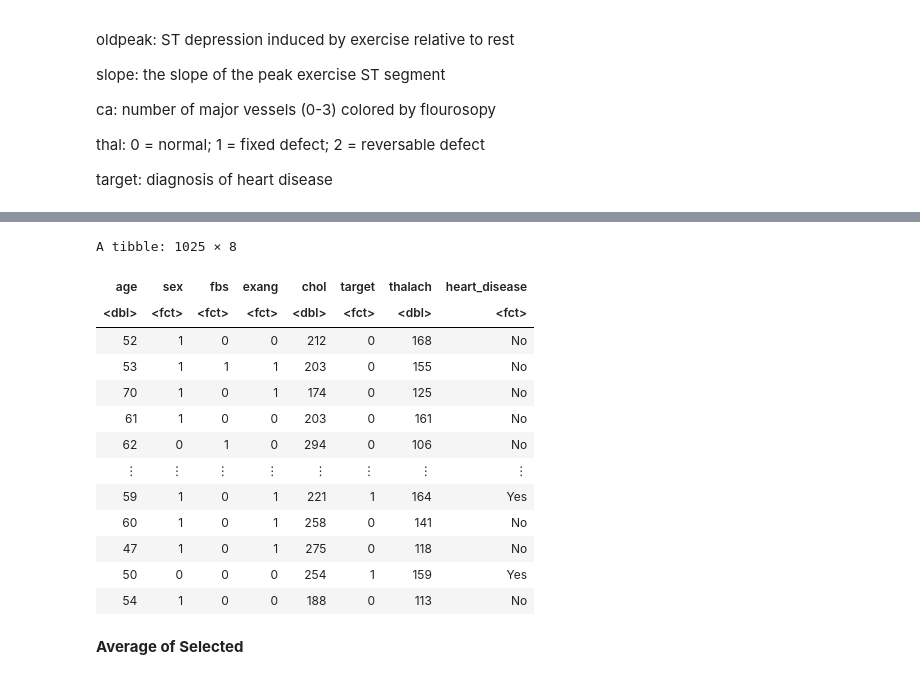
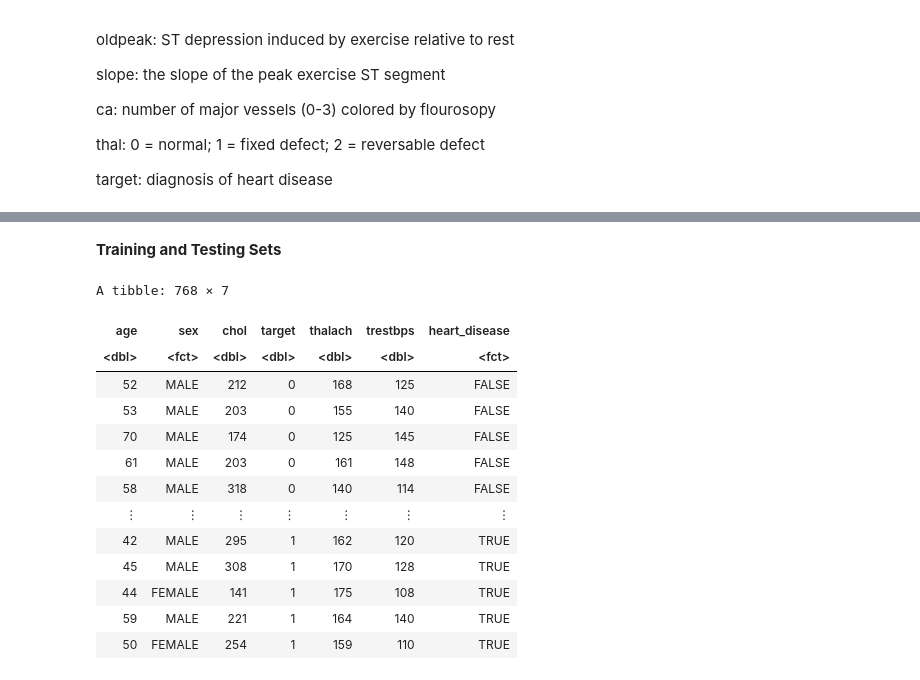
Before and after one commit to yma24ma/HeatDisease_kNNclassification, a Jupyter notebook: Group Project.ipynb, the cells around one changed output, grey strips where cells are left out. Cells and saved outputs as stored; diff of their text form; code cells hidden in the pictures.

```diff
--- a/Group Project.ipynb
+++ b/Group Project.ipynb
@@ -82,0 +101,8 @@ We will now be using the `select()` function to select the row that we will be u
+# %%
+heart_disease_selected <- select(heart_disease_data, age, sex, chol, target, thalach, trestbps)|>
+                        mutate(sex=as_factor(sex))|>
+                        mutate(sex = fct_recode(sex, "MALE" = "1", "FEMALE" = "0")) |>
+                        mutate(heart_disease=as_factor(target))|>
+                        mutate(heart_disease=fct_recode(heart_disease, "TRUE" = "1", "FALSE" = "0"))
+
+heart_disease_selected
@@ -83,25 +174,23 @@ We will now be using the `select()` function to select the row that we will be u
+# %% [markdown]
+**Training and Testing Sets**
 # %%
-heart_disease_selected <- select(heart_disease_data, age, sex, fbs, exang, chol, target,thalach)|>
-                        mutate(sex=as_factor(sex))|>
-                        mutate(fbs=as_factor(fbs))|>
-                        mutate(exang=as_factor(exang))|>
-                        mutate(target=as_factor(target))|>
-                        mutate(heart_disease=fct_recode(target, "Yes" = "1", "No " = "0"))
-heart_disease_selected
+heart_split <- initial_split(heart_disease_selected, prop = 0.75, strata = heart_disease)
+heart_training <- training(heart_split)
+heart_testing <- testing(heart_split)
+
+heart_training
 # %% [output]
-A tibble: 1025 × 8
+A tibble: 768 × 7
-| age | sex | fbs | exang | chol | target | thalach | heart_disease |
-| <dbl> | <fct> | <fct> | <fct> | <dbl> | <fct> | <dbl> | <fct> |
-| 52 | 1 | 0 | 0 | 212 | 0 | 168 | No |
-| 53 | 1 | 1 | 1 | 203 | 0 | 155 | No |
-| 70 | 1 | 0 | 1 | 174 | 0 | 125 | No |
-| 61 | 1 | 0 | 0 | 203 | 0 | 161 | No |
-| 62 | 0 | 1 | 0 | 294 | 0 | 106 | No |
-| ⋮ | ⋮ | ⋮ | ⋮ | ⋮ | ⋮ | ⋮ | ⋮ |
-| 59 | 1 | 0 | 1 | 221 | 1 | 164 | Yes |
-| 60 | 1 | 0 | 1 | 258 | 0 | 141 | No |
-| 47 | 1 | 0 | 1 | 275 | 0 | 118 | No |
-| 50 | 0 | 0 | 0 | 254 | 1 | 159 | Yes |
-| 54 | 1 | 0 | 0 | 188 | 0 | 113 | No |
+| age | sex | chol | target | thalach | trestbps | heart_disease |
+| <dbl> | <fct> | <dbl> | <dbl> | <dbl> | <dbl> | <fct> |
+| 52 | MALE | 212 | 0 | 168 | 125 | FALSE |
+| 53 | MALE | 203 | 0 | 155 | 140 | FALSE |
+| 70 | MALE | 174 | 0 | 125 | 145 | FALSE |
+| 61 | MALE | 203 | 0 | 161 | 148 | FALSE |
+| 58 | MALE | 318 | 0 | 140 | 114 | FALSE |
+| ⋮ | ⋮ | ⋮ | ⋮ | ⋮ | ⋮ | ⋮ |
+| 42 | MALE | 295 | 1 | 162 | 120 | TRUE |
+| 45 | MALE | 308 | 1 | 170 | 128 | TRUE |
+| 44 | FEMALE | 141 | 1 | 175 | 108 | TRUE |
+| 59 | MALE | 221 | 1 | 164 | 140 | TRUE |
+| 50 | FEMALE | 254 | 1 | 159 | 110 | TRUE |
-# %% [markdown]
-**Average of Selected**
```
Also changed, not shown: parts of 19 cells of this notebook.
